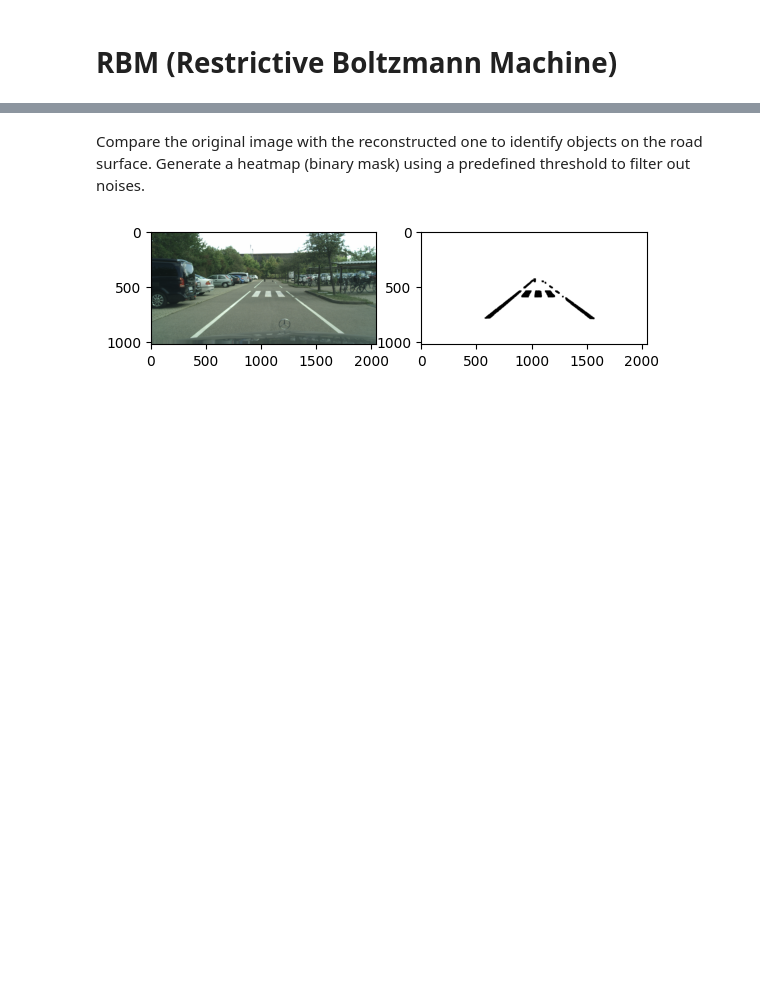
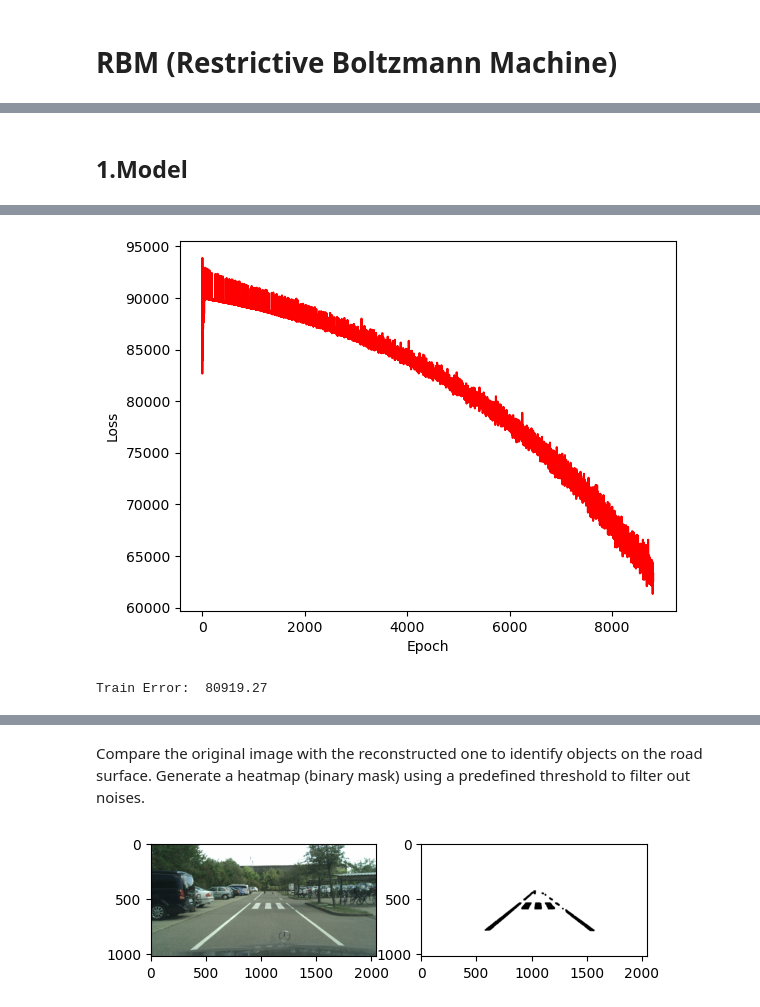
Before and after one commit to keresztesbeata/Unexpected-Obstacle-Detection, a Jupyter notebook: Road_surface_RBM.ipynb, the cells around one changed output, grey strips where cells are left out. Cells and saved outputs as stored; diff of their text form; code cells hidden in the pictures; blank space fills up the shorter version.

```diff
--- a/Road_surface_RBM.ipynb
+++ b/Road_surface_RBM.ipynb
@@ -27,0 +47,8 @@ import matplotlib.pyplot as plt
+# %%
+# test if GPU is available
+physical_devices = tf.config.list_physical_devices('GPU')
+print(tf.config.experimental.get_device_details(physical_devices[0]))
+logical_devices = tf.config.list_logical_devices('GPU')
+print(logical_devices)
+GPU_NAME = logical_devices[0].name
+print("logical GPU name = ", GPU_NAME)
@@ -231,0 +287,12 @@ Test mask:  (1024, 2048, 1)
+# %%
+def save_img(img_arr, file_name):
+    img_arr = img_arr.astype(np.uint8)
+    if img_arr.ndim == 3 and img_arr.shape[2] == 1:
+        img_arr = np.squeeze(img_arr, axis=2)
+    img = Image.fromarray(img_arr)
+    img.save(file_name)
+
+def save_dataset(dataset, directory):
+    nr_images = dataset.shape[0]
+    for i in range(nr_images):
+        save_img(dataset[i], directory + "/{}.jpeg".format(i))
@@ -293,0 +466,10 @@ def preprocess_input(x, y, patch_size):
+# %%
+REGION_SIZE = (150, 150)
+TRAIN_SIZE = 704
+TEST_SIZE = 96
+BATCH_SIZE = 16
+
+tf.debugging.set_log_device_placement(True)
+with tf.device(GPU_NAME):
+    x_train, x_test, x_test_img = load_input(train_size=TRAIN_SIZE, test_size=TEST_SIZE,
+                                             region_size=REGION_SIZE, directory="input")
@@ -293,0 +486,2 @@ def preprocess_input(x, y, patch_size):
+# %% [markdown]
+## 1.Model
@@ -293,0 +492,5 @@ def preprocess_input(x, y, patch_size):
+# %%
+# train the model
+train_error = rbm_0.train(x_train, batch_size=BATCH_SIZE, lr=0.001, epochs=200)
+print("Train Error: ", train_error)
+# %% [output]
@@ -293,0 +514,2 @@ def preprocess_input(x, y, patch_size):
+[figure, added]
+Train Error:  80919.27
```
Also changed, not shown: parts of 32 cells of this notebook.
